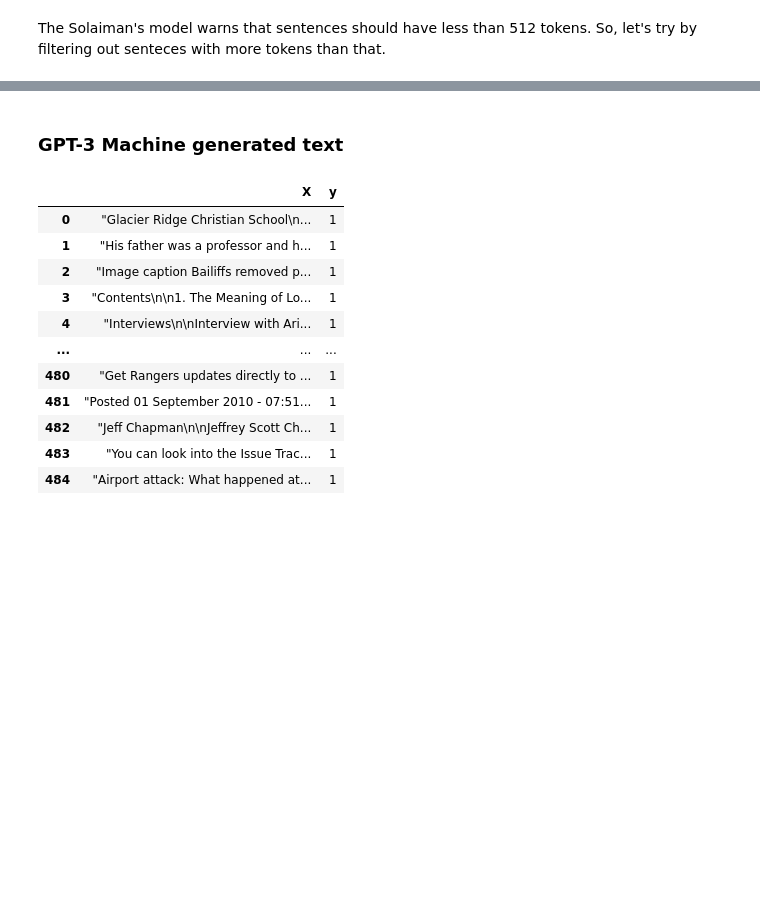
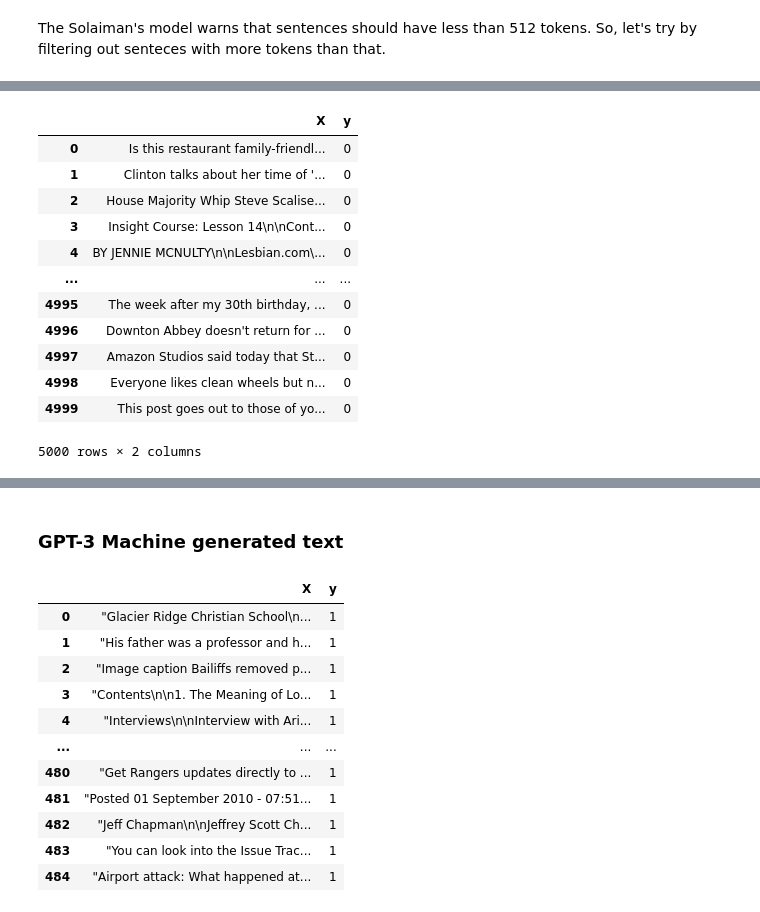
Before and after one commit to bancaditalia/gen-text-detect, a Jupyter notebook: gtc_existing_approaches_solaiman.ipynb, the cells around one changed output, grey strips where cells are left out. Drawn from its saved outputs; the diff is of its cells as text; code cells hidden in the pictures; blank space fills up the shorter version.

```diff
--- a/gtc_existing_approaches_solaiman.ipynb
+++ b/gtc_existing_approaches_solaiman.ipynb
@@ -344,0 +386,16 @@ The Solaiman's model warns that sentences should have less than 512 tokens. So,
+# %%
+hw_raw_pd
+# %% [output]
+|  | X | y |
+| 0 | Is this restaurant family-friendl... | 0 |
+| 1 | Clinton talks about her time of '... | 0 |
+| 2 | House Majority Whip Steve Scalise... | 0 |
+| 3 | Insight Course: Lesson 14\n\nCont... | 0 |
+| 4 | BY JENNIE MCNULTY\n\nLesbian.com\... | 0 |
+| ... | ... | ... |
+| 4995 | The week after my 30th birthday, ... | 0 |
+| 4996 | Downton Abbey doesn't return for ... | 0 |
+| 4997 | Amazon Studios said today that St... | 0 |
+| 4998 | Everyone likes clean wheels but n... | 0 |
+| 4999 | This post goes out to those of yo... | 0 |
+5000 rows × 2 columns
```
Also changed, not shown: parts of 16 cells of this notebook.
